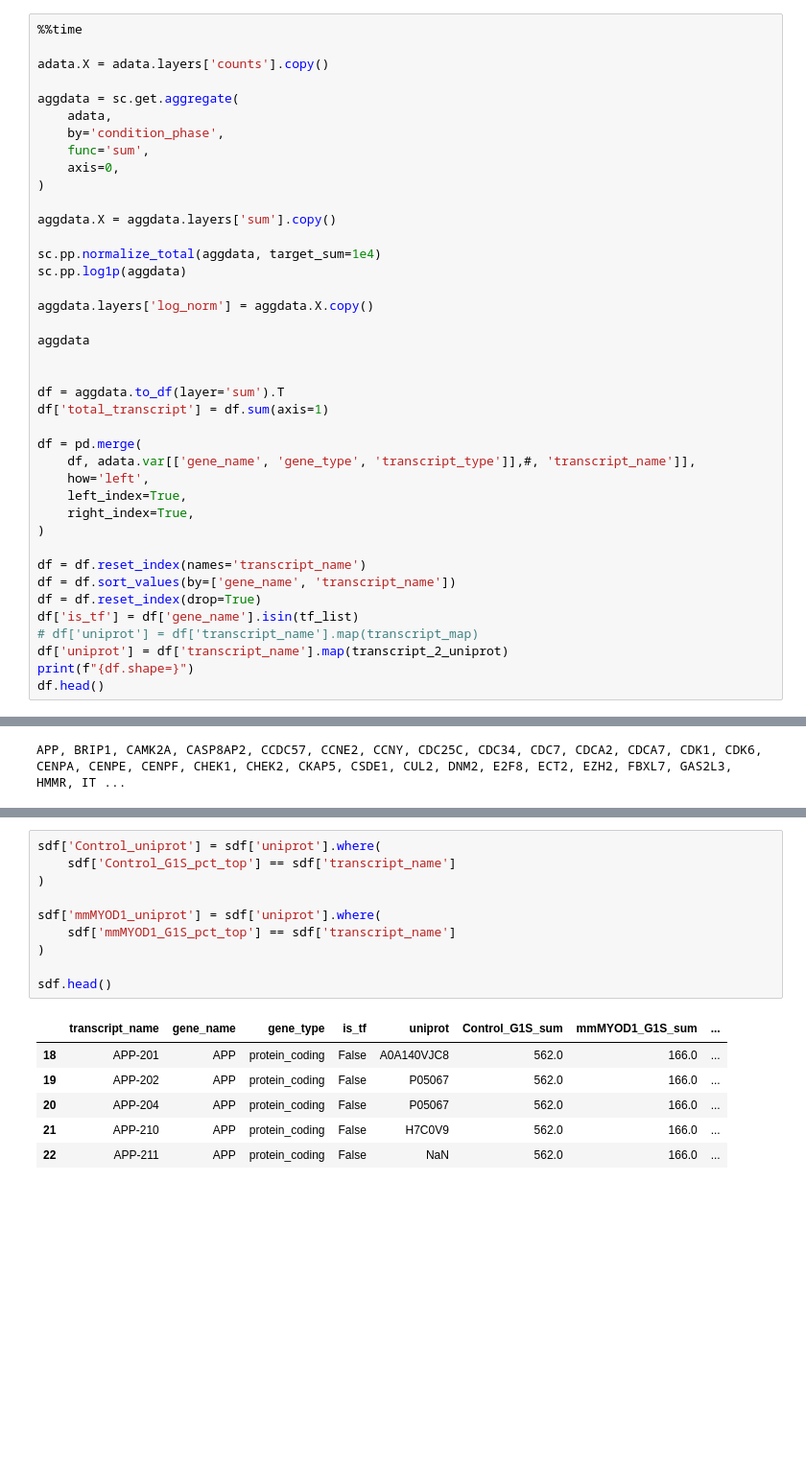
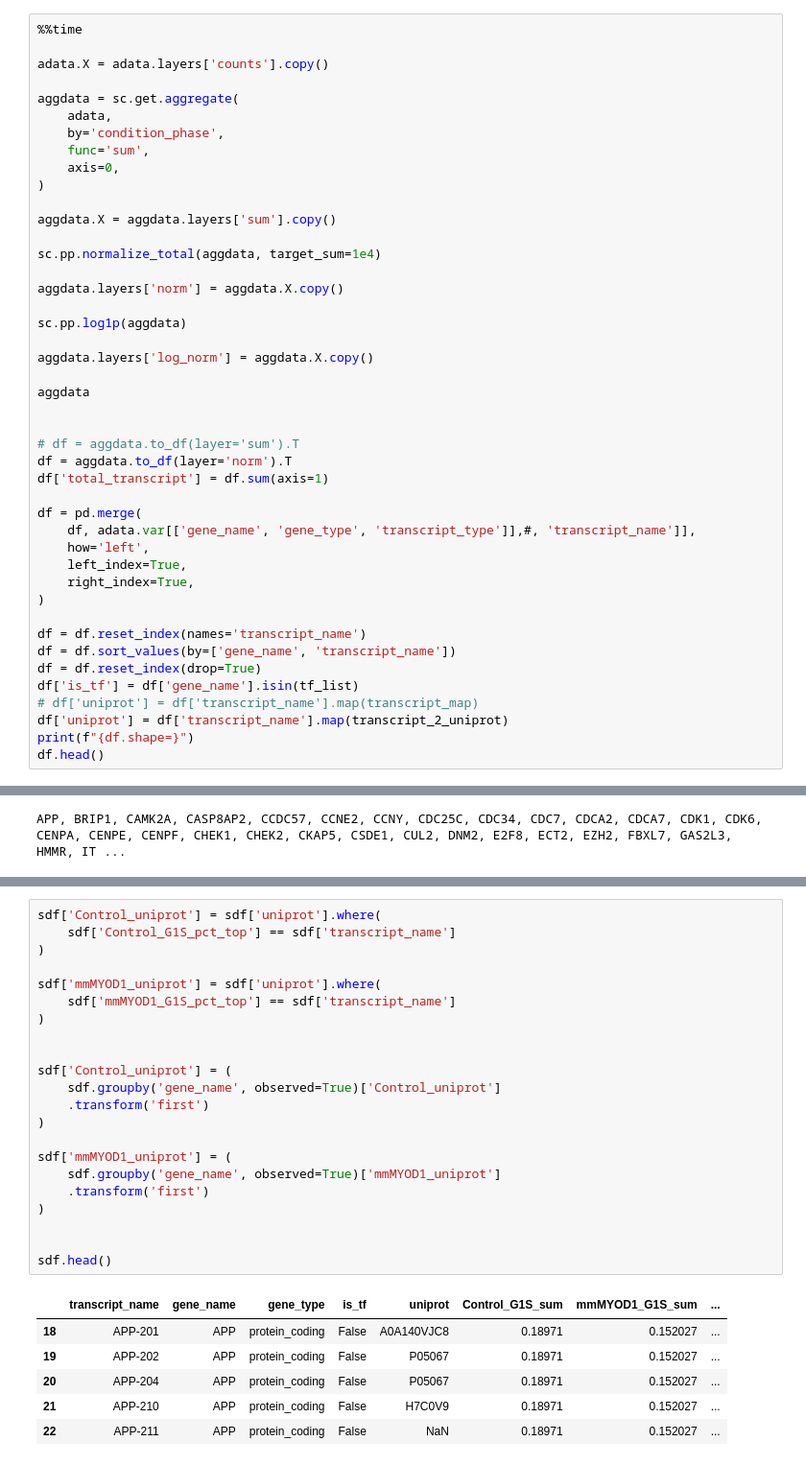
Before and after one commit to jrcwycy/Hybrid, a Jupyter notebook: notebooks/isoforms/cc_isoforms.ipynb, the cells around one changed output, grey strips where cells are left out. Shown at 96% size. Cells and saved outputs as stored; diff of their text form; blank space fills up the shorter version.

```diff
--- a/notebooks/isoforms/cc_isoforms.ipynb
+++ b/notebooks/isoforms/cc_isoforms.ipynb
@@ -391,6 +391,9 @@ aggdata = sc.get.aggregate(
 aggdata.X = aggdata.layers['sum'].copy()
 
 sc.pp.normalize_total(aggdata, target_sum=1e4)
+
+aggdata.layers['norm'] = aggdata.X.copy()
+
 sc.pp.log1p(aggdata)
 
 aggdata.layers['log_norm'] = aggdata.X.copy()
@@ -398,7 +401,8 @@ aggdata.layers['log_norm'] = aggdata.X.copy()
 aggdata
 
 
-df = aggdata.to_df(layer='sum').T
+# df = aggdata.to_df(layer='sum').T
+df = aggdata.to_df(layer='norm').T
 df['total_transcript'] = df.sum(axis=1)
 
 df = pd.merge(
@@ -668,20 +672,32 @@ sdf.head()
 # %%
 sdf['Control_uniprot'] = sdf['uniprot'].where(
     sdf['Control_G1S_pct_top'] == sdf['transcript_name']
 )
 
 sdf['mmMYOD1_uniprot'] = sdf['uniprot'].where(
     sdf['mmMYOD1_G1S_pct_top'] == sdf['transcript_name']
 )
 
+
+sdf['Control_uniprot'] = (
+    sdf.groupby('gene_name', observed=True)['Control_uniprot']
+    .transform('first')
+)
+
+sdf['mmMYOD1_uniprot'] = (
+    sdf.groupby('gene_name', observed=True)['mmMYOD1_uniprot']
+    .transform('first')
+)
+
+
 sdf.head()
 # %% [output]
 |  | transcript_name | gene_name | gene_type | is_tf | uniprot | Control_G1S_sum | mmMYOD1_G1S_sum | ... |
-| 18 | APP-201 | APP | protein_coding | False | A0A140VJC8 | 562.0 | 166.0 | ... |
-| 19 | APP-202 | APP | protein_coding | False | P05067 | 562.0 | 166.0 | ... |
-| 20 | APP-204 | APP | protein_coding | False | P05067 | 562.0 | 166.0 | ... |
-| 21 | APP-210 | APP | protein_coding | False | H7C0V9 | 562.0 | 166.0 | ... |
-| 22 | APP-211 | APP | protein_coding | False | NaN | 562.0 | 166.0 | ... |
+| 18 | APP-201 | APP | protein_coding | False | A0A140VJC8 | 0.18971 | 0.152027 | ... |
+| 19 | APP-202 | APP | protein_coding | False | P05067 | 0.18971 | 0.152027 | ... |
+| 20 | APP-204 | APP | protein_coding | False | P05067 | 0.18971 | 0.152027 | ... |
+| 21 | APP-210 | APP | protein_coding | False | H7C0V9 | 0.18971 | 0.152027 | ... |
+| 22 | APP-211 | APP | protein_coding | False | NaN | 0.18971 | 0.152027 | ... |
 # %%
 sdf['uniprot_match'] = (
     (sdf['Control_uniprot'] == sdf['mmMYOD1_uniprot']) |
```
Also changed, not shown: parts of 19 cells of this notebook, 18 other files.
